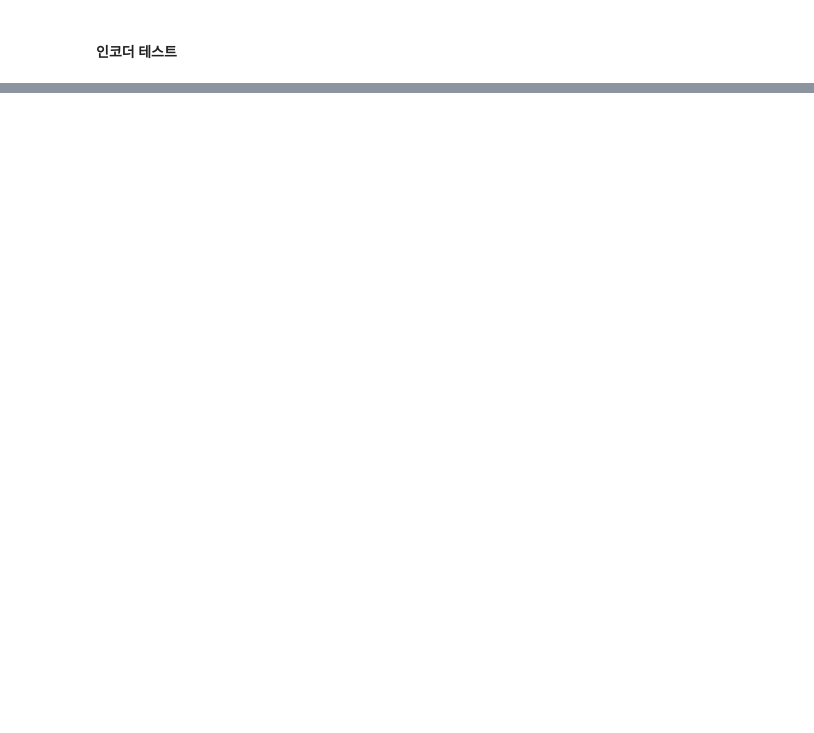
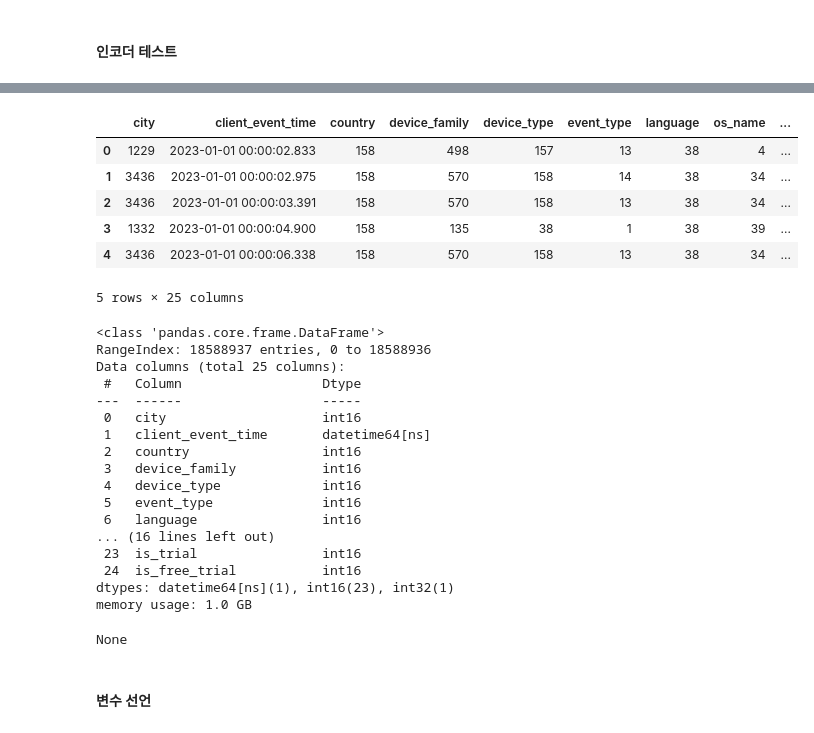
Before and after one commit to saeraniren/intermediate_project, a Jupyter notebook: USB_main_with_encoding.ipynb, the cells around one changed output, grey strips where cells are left out. Drawn from its saved outputs; the diff is of its cells as text; code cells hidden in the pictures; blank space fills up the shorter version.

```diff
--- a/USB_main_with_encoding.ipynb
+++ b/USB_main_with_encoding.ipynb
@@ -32,7 +32,16 @@ for file in encoder_file_list:
     if encoder_name == "os_version":
         encoder_dict[encoder_name].fit(list(map(lambda x: str(x), classes)))
 
-# some encoder modify
+# encoder modify
+for encoder_name in encoder_dict.keys():
+    # reorder encoder : make encoder[0] = nan
+    encoder_dict[encoder_name].classes_ = \
+        np.append(encoder_dict[encoder_name].classes_[-1],\
+                    encoder_dict[encoder_name].classes_[:-1])
+
+    print(f"{encoder_name} : {encoder_dict[encoder_name].classes_.shape[0]} / {encoder_dict[encoder_name].classes_[:5]}")
+
+# reorder 'event_type' encoder classes
 encoder_dict['event_type'].classes_ = np.array([
     'error',
     'enter.main_page',
@@ -53,6 +62,7 @@ encoder_dict['event_type'].classes_ = np.array([
     'end.content',
     'click.cancel_plan_button'
 ])
+
 # encoder test
 print(encoder_dict["event_type"].classes_[:5])
 # %% [output]
@@ -430,0 +910,6 @@ type: ['email' 'facebook' 'google' 'kakao' 'naver']
+# %%
+big_df = pd.read_csv('total_lesson.csv')
+print('done - load total_lesson.csv')
+
+DF = pd.read_csv('total.csv')
+print('done - load total.csv')
@@ -430,0 +959,33 @@ type: ['email' 'facebook' 'google' 'kakao' 'naver']
+# %%
+df_2023 = concat_enc_df_int32(DF_2023, enter_lesson_2023)
+
+display(df_2023.head(5))
+display(df_2023.info())
+# %% [output]
+|  | city | client_event_time | country | device_family | device_type | event_type | language | os_name | ... |
+| 0 | 1229 | 2023-01-01 00:00:02.833 | 158 | 498 | 157 | 13 | 38 | 4 | ... |
+| 1 | 3436 | 2023-01-01 00:00:02.975 | 158 | 570 | 158 | 14 | 38 | 34 | ... |
+| 2 | 3436 | 2023-01-01 00:00:03.391 | 158 | 570 | 158 | 13 | 38 | 34 | ... |
+| 3 | 1332 | 2023-01-01 00:00:04.900 | 158 | 135 | 38 | 1 | 38 | 39 | ... |
+| 4 | 3436 | 2023-01-01 00:00:06.338 | 158 | 570 | 158 | 13 | 38 | 34 | ... |
+5 rows × 25 columns
+<class 'pandas.core.frame.DataFrame'>
+RangeIndex: 18588937 entries, 0 to 18588936
+Data columns (total 25 columns):
+ #   Column                  Dtype
+---  ------                  -----
+ 0   city                    int16
+ 1   client_event_time       datetime64[ns]
+ 2   country                 int16
+ 3   device_family           int16
+ 4   device_type             int16
+ 5   event_type              int16
+ 6   language                int16
+... (16 lines left out)
+ 23  is_trial                int16
+ 24  is_free_trial           int16
+dtypes: datetime64[ns](1), int16(23), int32(1)
+memory usage: 1.0 GB
+None
+# %% [markdown]
+#### 변수 선언
```
Also changed, not shown: parts of 34 cells of this notebook.
